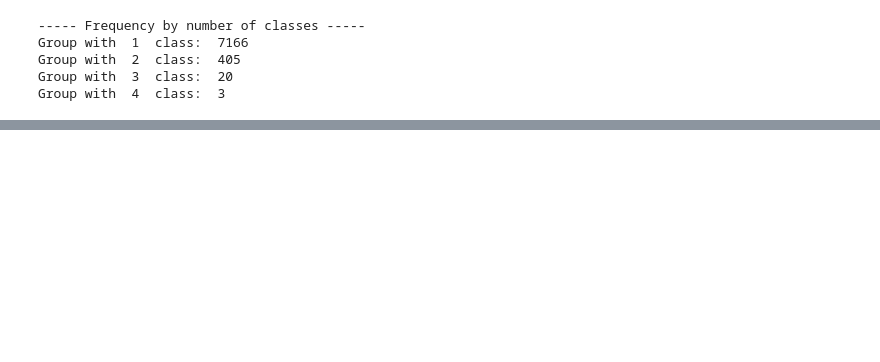
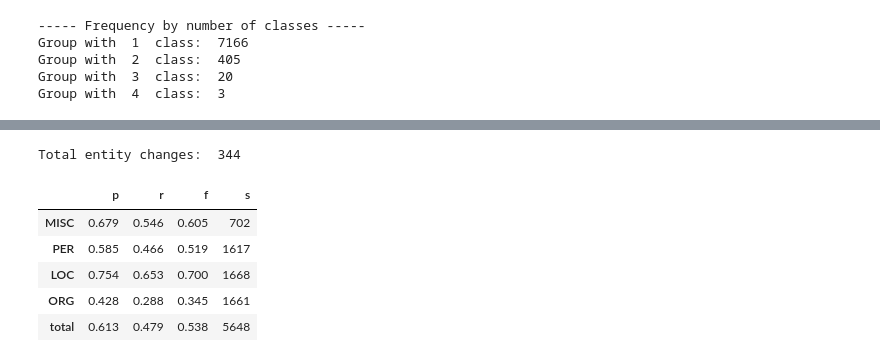
Before and after one commit to ZizZu94/nlu-second-assignment, a Jupyter notebook: notebook.ipynb, the cells around one changed output, grey strips where cells are left out. Saved outputs shown, nothing was run; the diff lists cells and outputs as text; code cells hidden in the pictures; blank space fills up the shorter version.

```diff
--- a/notebook.ipynb
+++ b/notebook.ipynb
@@ -339,3 +354,9 @@ display(table.round(3))
 # %% [markdown]
 # **Task 2**: Grouping of Entities
 Write a function to group recognized named entities using noun_chunks method of spaCy. Analyze the groups in terms of most frequent combinations (i.e. NER types that go together).
+# %%
+def get_tokens_indexes(token_list):
+  """
+    this function returns the unique set of token id
+  """
+  return set([tok.i for tok in token_list])
@@ -439,0 +533,14 @@ Write a function that extends the entity span to cover the full noun-compounds.
+# %%
+test = "He said a proposal last month by EU Farm Commissioner Franz Fischler to ban sheep brains"
+doc = nlp(test)
+total_changes, result = post_processing(doc)
+
+print('------------ Test result -------------')
+print('Sentence: ', test)
+print('Text', ' '*(8) ,'Iob-Ent\tPost-proces')
+for token in doc:
+  iob_ent = convert_spacy_entity_to_conll(token.ent_iob_, token.ent_type_)
+  print(token.text, ' '*(15-len(token.text)) , iob_ent, '\t', result[token.i][1])
+
+print('Total entity changes: ', total_changes)
+print('Note: Commissioner\'s ent type has been changed')
@@ -439,0 +565,25 @@ Write a function that extends the entity span to cover the full noun-compounds.
+# %%
+post_processing_result = []
+total_changes = 0
+
+for sent in conll_test_data:
+  doc = nlp(sent[0])
+  t, res = post_processing(doc)
+  post_processing_result.append(res)
+  total_changes += t
+
+print('Total entity changes: ', total_changes)
+# %% [output]
+Total entity changes:  344
+# %%
+accuracy = conll.evaluate(refs, post_processing_result)
+
+table = pd.DataFrame().from_dict(accuracy, orient='index')
+display(table.round(3))
+# %% [output]
+|  | p | r | f | s |
+| MISC | 0.679 | 0.546 | 0.605 | 702 |
+| PER | 0.585 | 0.466 | 0.519 | 1617 |
+| LOC | 0.754 | 0.653 | 0.700 | 1668 |
+| ORG | 0.428 | 0.288 | 0.345 | 1661 |
+| total | 0.613 | 0.479 | 0.538 | 5648 |
```
Also changed, not shown: parts of 51 cells of this notebook.
